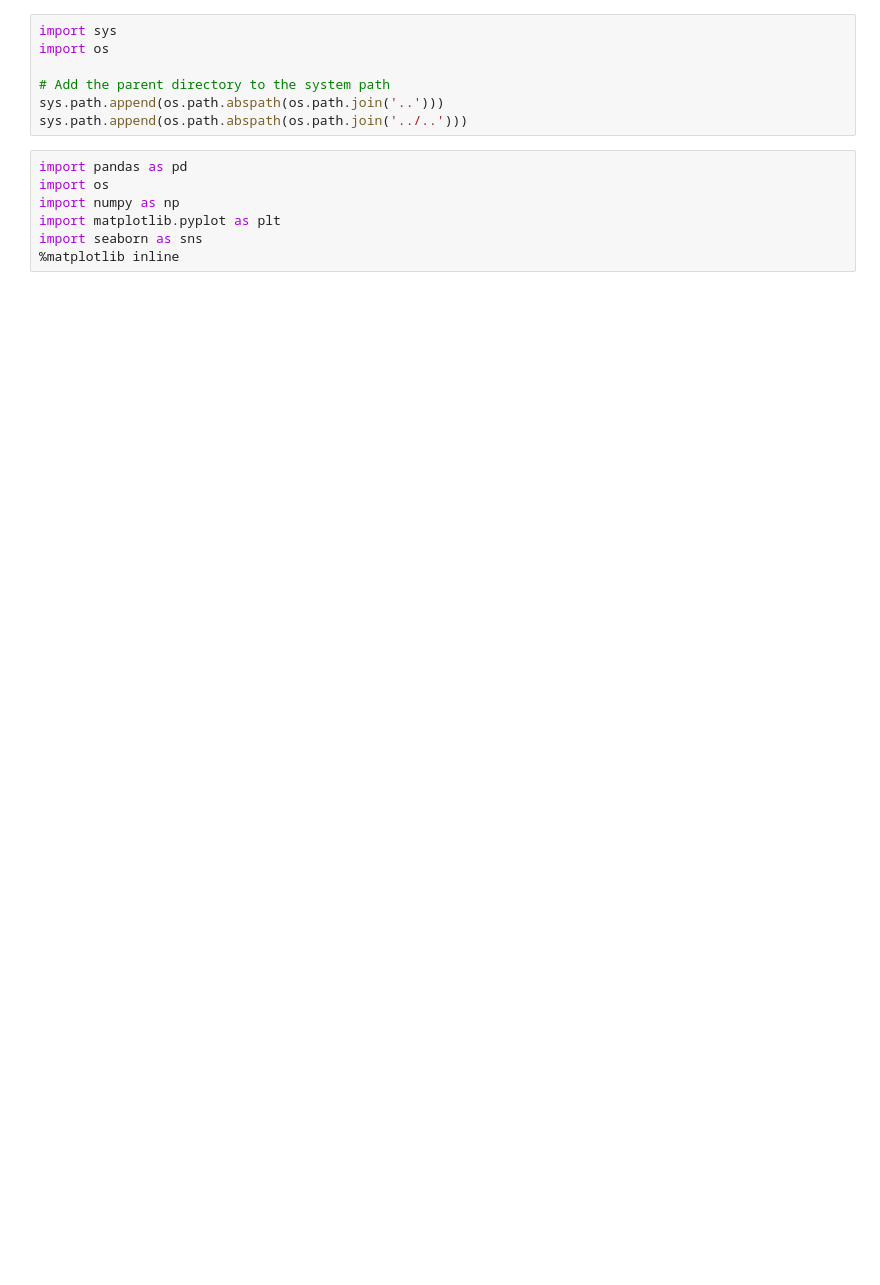
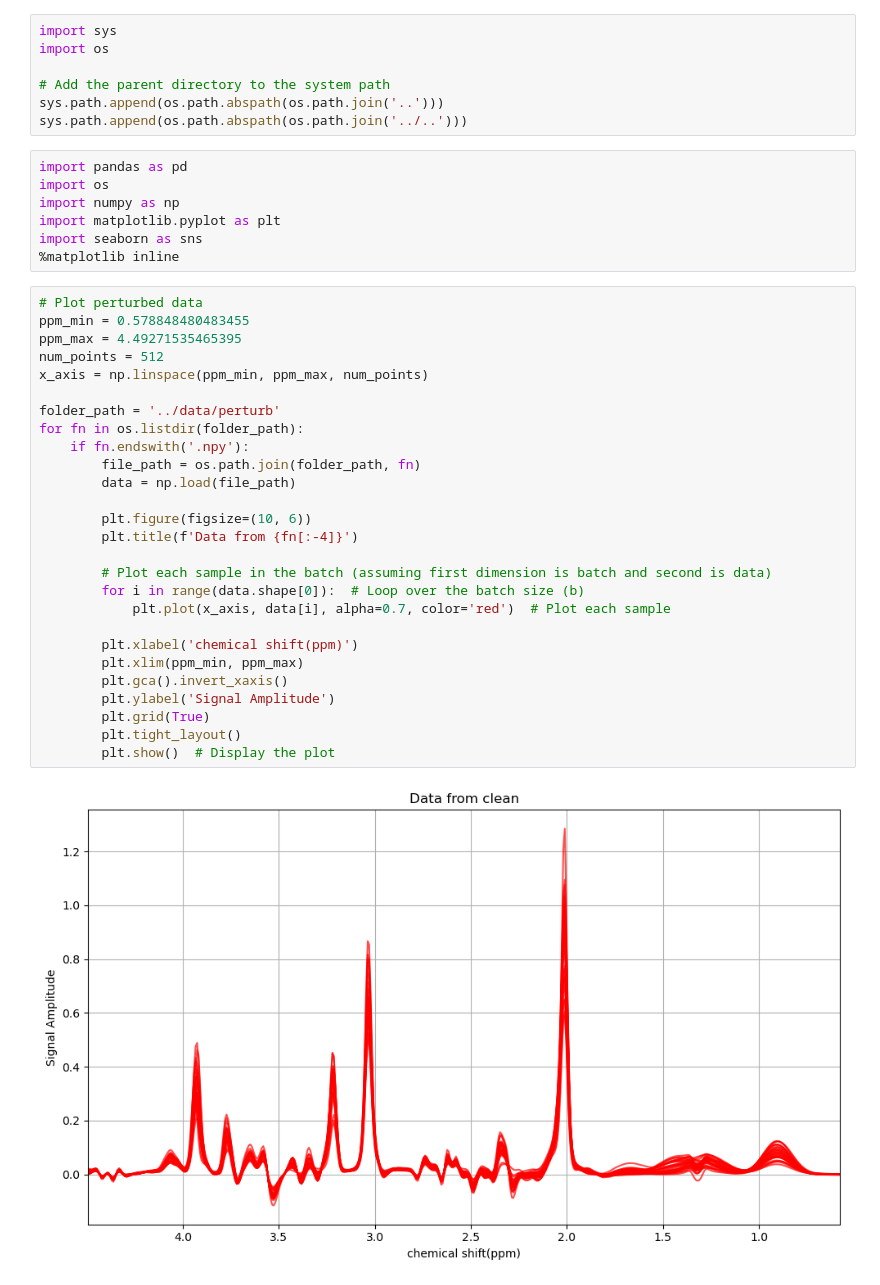
Before and after one commit to break-the-wa11/lpn_mrs, a Jupyter notebook: temp_code/test_prior.ipynb, the cells around one changed output. Drawn from its saved outputs; the diff is of its cells as text; blank space fills up the shorter version.

```diff
--- a/temp_code/test_prior.ipynb
+++ b/temp_code/test_prior.ipynb
@@ -12,3 +12,32 @@ import numpy as np
 import matplotlib.pyplot as plt
 import seaborn as sns
 %matplotlib inline
+# %%
+# Plot perturbed data
+ppm_min = 0.578848480483455
+ppm_max = 4.49271535465395
+num_points = 512
+x_axis = np.linspace(ppm_min, ppm_max, num_points)
+
+folder_path = '../data/perturb'
+for fn in os.listdir(folder_path):
+    if fn.endswith('.npy'):
+        file_path = os.path.join(folder_path, fn)
+        data = np.load(file_path)
+
+        plt.figure(figsize=(10, 6))
+        plt.title(f'Data from {fn[:-4]}')
+
+        # Plot each sample in the batch (assuming first dimension is batch and second is data)
+        for i in range(data.shape[0]):  # Loop over the batch size (b)
+            plt.plot(x_axis, data[i], alpha=0.7, color='red')  # Plot each sample
+
+        plt.xlabel('chemical shift(ppm)')
+        plt.xlim(ppm_min, ppm_max)
+        plt.gca().invert_xaxis()
+        plt.ylabel('Signal Amplitude')
+        plt.grid(True)
+        plt.tight_layout()
+        plt.show()  # Display the plot
+# %% [output]
+[figure, added]
```
Also changed, not shown: parts of 5 cells of this notebook, 7 other files.
